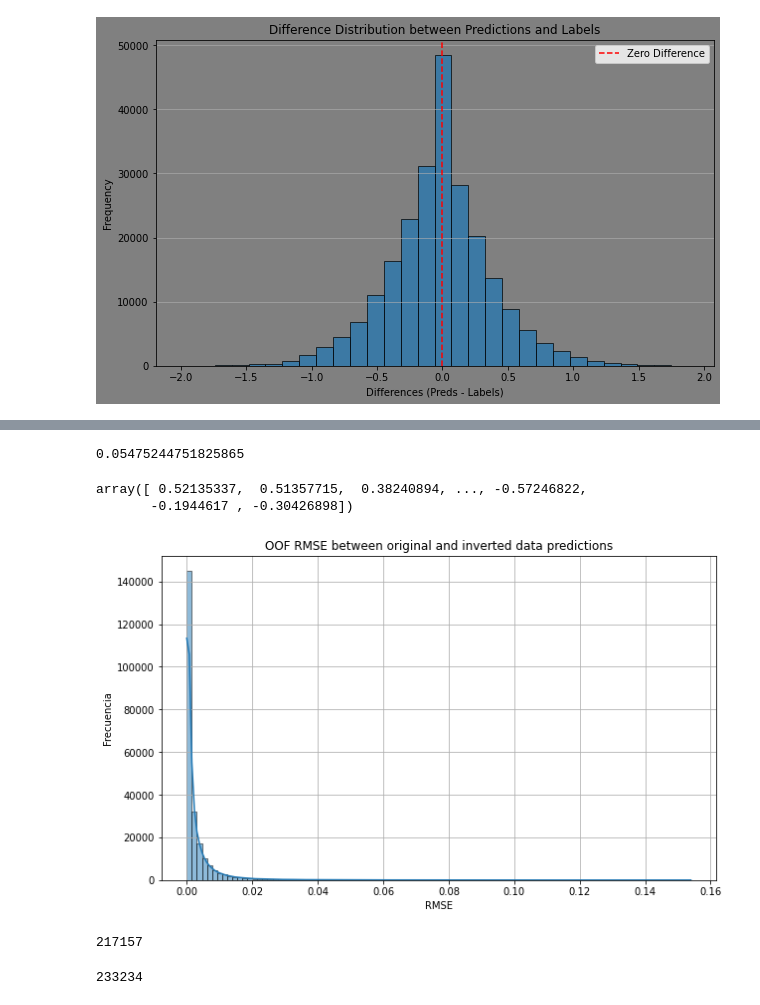
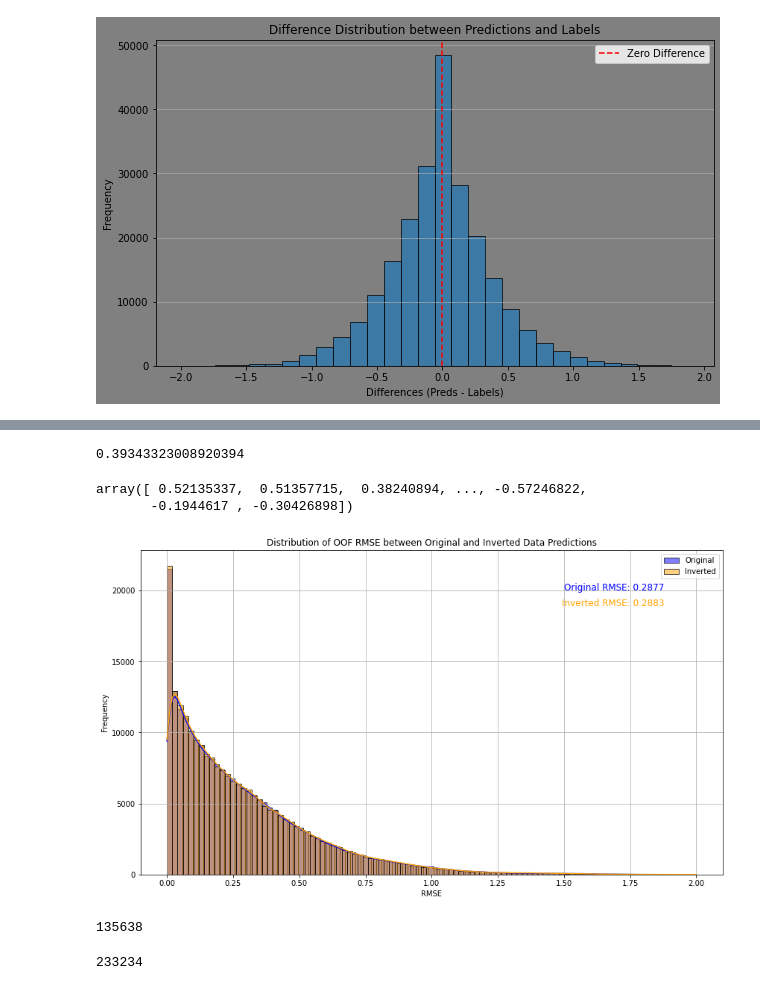
Before and after one commit to vadimtimakin/Kaggle-MCTS-6th-place-solution, a Jupyter notebook: draft.ipynb, the cells around one changed output, grey strips where cells are left out. Saved outputs shown, nothing was run; the diff lists cells and outputs as text; code cells hidden in the pictures.

```diff
--- a/draft.ipynb
+++ b/draft.ipynb
@@ -2,4 +2,4 @@
 import pandas as pd
 import polars as pl
 
-df = pd.read_csv('/home/toefl/K/MCTS/dataset/train.csv')
+df = pd.read_csv('/home/toefl/K/MCTS/dataset/train.csv', nrows=1000)
@@ -654,7 +1090,7 @@ array([-0.46666667, -0.33333333, -0.06666667, -0.33333333, -0.33333333])
 0.40186378136362766
 # %%
 import pickle
-with open('solver_checkpoint.pickle', 'rb') as file:
+with open('checkpoints/solver_checkpoint.pickle', 'rb') as file:
     data = pickle.load(file)
 # %%
 import numpy as np
@@ -1026,4 +1470,4 @@ mean_squared_error(labels[mask], preds[mask], squared=False)
 # %%
-mean_squared_error(preds_masked, preds_unmasked * -1, squared=False)
+mean_squared_error(labels, preds, squared=False)
 # %% [output]
-0.05475244751825865
+0.39343323008920394
@@ -1032,29 +1478,58 @@ preds_unmasked
 # %% [output]
 array([ 0.52135337,  0.51357715,  0.38240894, ..., -0.57246822,
        -0.1944617 , -0.30426898])
-# %%
-import pandas as pd
-import numpy as np
-import matplotlib.pyplot as plt
-import seaborn as sns
-
-# Calcula RMSE para cada par de columnas
-rmse = (preds_unmasked * -1 - preds_masked) ** 2
-
-# Crea un gráfico de distribución
-plt.figure(figsize=(10, 6))
-sns.histplot(rmse, bins=100, kde=True)
-plt.title('OOF RMSE between original and inverted data predictions')
-plt.xlabel('RMSE')
-plt.ylabel('Frecuencia')
-plt.grid(True)
-plt.show()
-# %% [output]
-[figure, removed]
+# %%
+checkpoint = data
+# %%
+import pandas as pd
+import numpy as np
+import matplotlib.pyplot as plt
+import seaborn as sns
+
+# Assuming 'checkpoint' is defined previously
+mask = checkpoint["catboost"]["mode"].astype(bool)
+preds = checkpoint["catboost"]["oof_preds"]
+labels = checkpoint["catboost"]["oof_labels"]
+
+# Compute RMSE for each pair of columns
+rmse = np.sqrt((preds - labels) ** 2)
+
+# Filter masked and unmasked data
+rmse_masked = rmse[mask]
+rmse_unmasked = rmse[~mask]
+
+# Calculate mean RMSE
+overall_rmse_masked = rmse_masked.mean()
+overall_rmse_unmasked = rmse_unmasked.mean()
+
+# Create the distribution plot
+plt.figure(figsize=(14, 8))
+
+# Distribution for masked samples
+sns.histplot(rmse_masked, bins=100, kde=True, color='blue', label='Original')
+
+# Distribution for unmasked samples
+sns.histplot(rmse_unmasked, bins=100, kde=True, color='orange', label='Inverted')
+
+plt.title('Distribution of OOF RMSE between Original and Inverted Data Predictions')
+plt.xlabel('RMSE')
+plt.ylabel('Frequency')
+plt.legend()
+plt.grid(True)
+
+# Display overall RMSE values on the plot
+plt.text(0.9, 0.9, f'Original RMSE: {overall_rmse_masked:.4f}',
+         transform=plt.gca().transAxes, verticalalignment='top', horizontalalignment='right', fontsize=12, color='blue')
+plt.text(0.9, 0.85, f'Inverted RMSE: {overall_rmse_unmasked:.4f}',
+         transform=plt.gca().transAxes, verticalalignment='top', horizontalalignment='right', fontsize=12, color='orange')
+
+plt.show()
+# %% [output]
+[figure, added]
 # %%
 (rmse < 0.01).sum()
 # %% [output]
-217157
+135638
 # %%
 with open('rmse_mask.pickle', 'wb') as file:
     pickle.dump(rmse, file)
```
Also changed, not shown: parts of 14 cells of this notebook, 1 other file.
